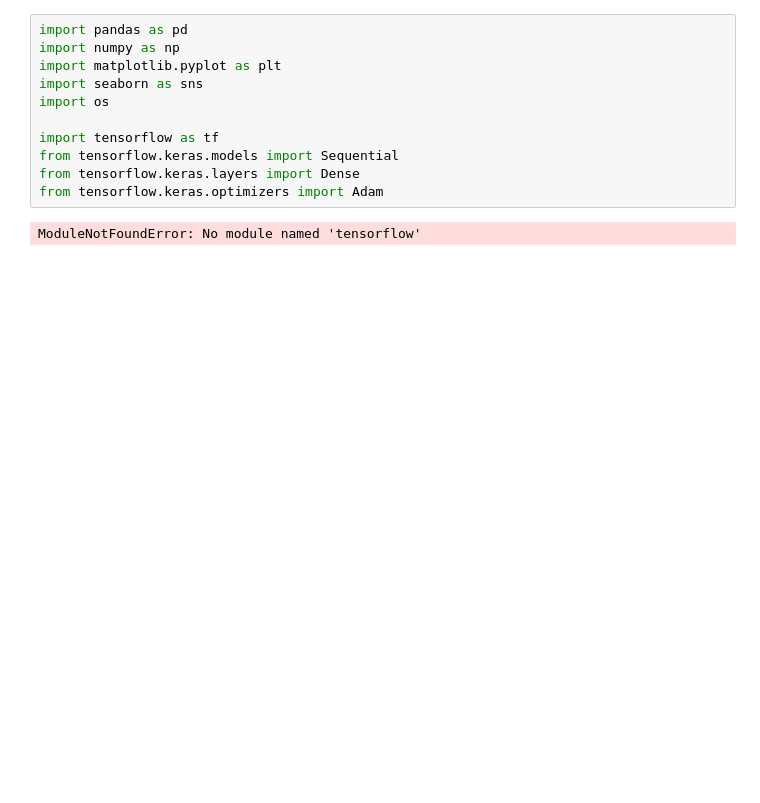
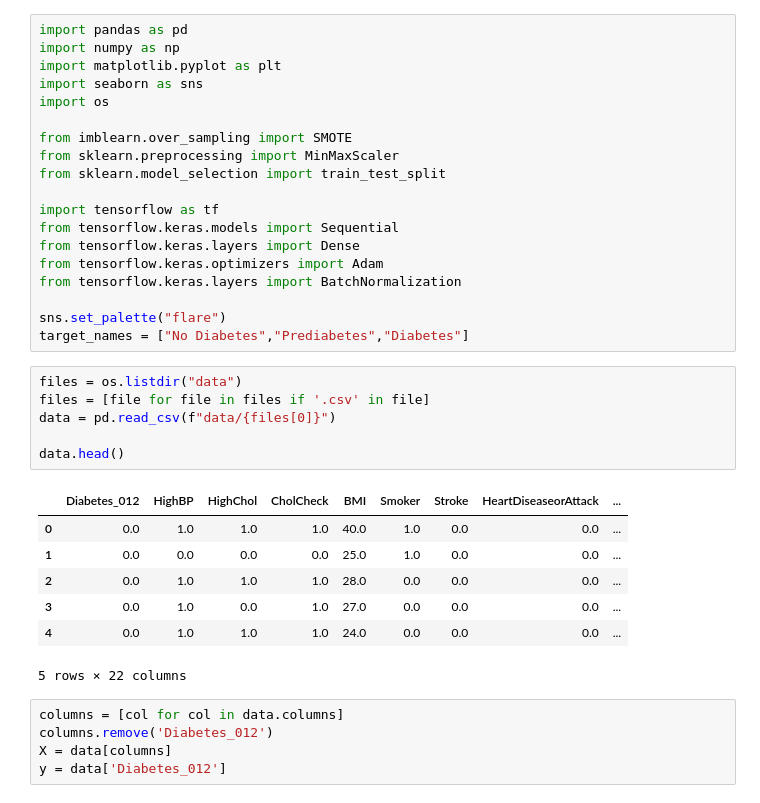
Before and after one commit to annalisa7/ML_project, a Jupyter notebook: NeuralNet.ipynb, the cells around one changed output. Saved outputs shown, nothing was run; the diff lists cells and outputs as text; blank space fills up the shorter version.

```diff
--- a/NeuralNet.ipynb
+++ b/NeuralNet.ipynb
@@ -5,9 +5,34 @@ import matplotlib.pyplot as plt
 import seaborn as sns
 import os
 
+from imblearn.over_sampling import SMOTE
+from sklearn.preprocessing import MinMaxScaler
+from sklearn.model_selection import train_test_split
+
 import tensorflow as tf
 from tensorflow.keras.models import Sequential
 from tensorflow.keras.layers import Dense
 from tensorflow.keras.optimizers import Adam
+from tensorflow.keras.layers import BatchNormalization
+
+sns.set_palette("flare")
+target_names = ["No Diabetes","Prediabetes","Diabetes"]
-# %% [output]
-ModuleNotFoundError: No module named 'tensorflow'
+# %%
+files = os.listdir("data")
+files = [file for file in files if '.csv' in file]
+data = pd.read_csv(f"data/{files[0]}")
+
+data.head()
+# %% [output]
+|  | Diabetes_012 | HighBP | HighChol | CholCheck | BMI | Smoker | Stroke | HeartDiseaseorAttack | ... |
+| 0 | 0.0 | 1.0 | 1.0 | 1.0 | 40.0 | 1.0 | 0.0 | 0.0 | ... |
+| 1 | 0.0 | 0.0 | 0.0 | 0.0 | 25.0 | 1.0 | 0.0 | 0.0 | ... |
+| 2 | 0.0 | 1.0 | 1.0 | 1.0 | 28.0 | 0.0 | 0.0 | 0.0 | ... |
+| 3 | 0.0 | 1.0 | 0.0 | 1.0 | 27.0 | 0.0 | 0.0 | 0.0 | ... |
+| 4 | 0.0 | 1.0 | 1.0 | 1.0 | 24.0 | 0.0 | 0.0 | 0.0 | ... |
+5 rows × 22 columns
+# %%
+columns = [col for col in data.columns]
+columns.remove('Diabetes_012')
+X = data[columns]
+y = data['Diabetes_012']
```
Also changed, not shown: parts of 8 cells of this notebook.
